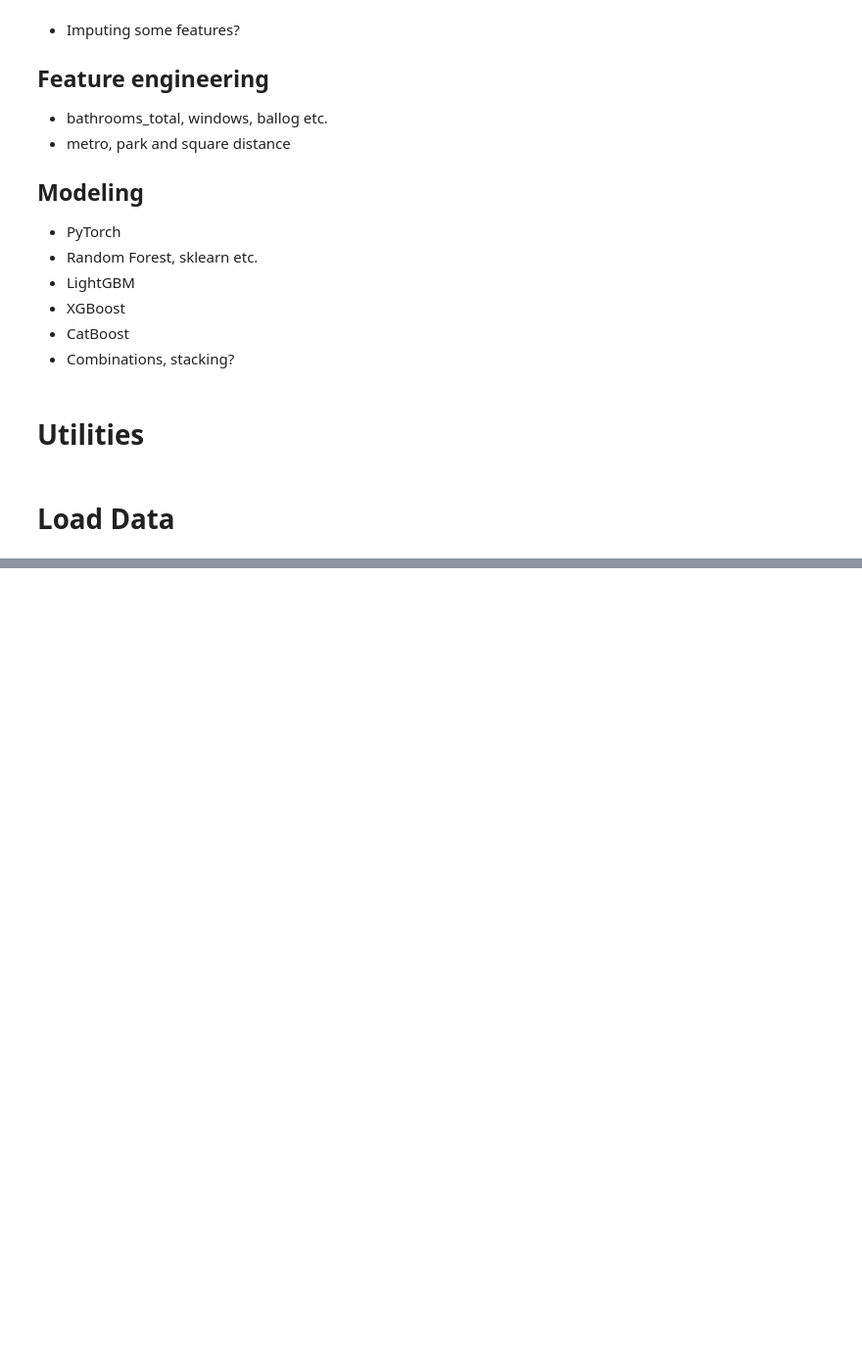
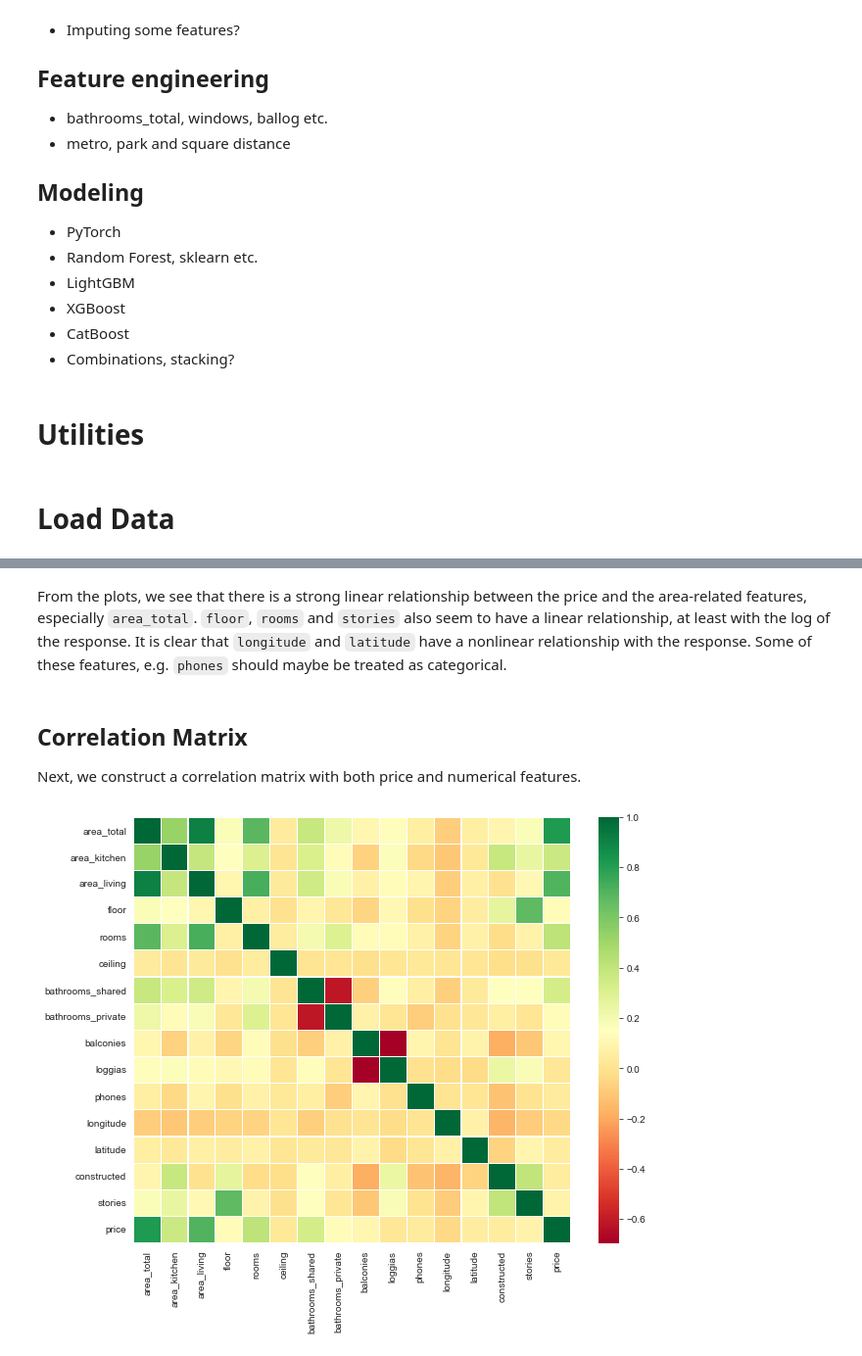
Before and after one commit to jimoskar/ml, a Jupyter notebook: project/long_notebook.ipynb, the cells around one changed output, grey strips where cells are left out. Shown at 98% size. Drawn from its saved outputs; the diff is of its cells as text; code cells hidden in the pictures; blank space fills up the shorter version.

```diff
--- a/project/long_notebook.ipynb
+++ b/project/long_notebook.ipynb
@@ -123,0 +101,12 @@ print(root_mean_squared_log_error(preds_valid, y_valid))
+# %% [markdown]
+From the plots, we see that there is a strong linear relationship between the price and the area-related features, especially `area_total`. `floor`, `rooms` and `stories` also seem to have a linear relationship, at least with the log of the response. It is clear that `longitude` and `latitude` have a nonlinear relationship with the response. Some of these features, e.g. `phones` should maybe be treated as categorical.
+# %% [markdown]
+## Correlation Matrix
+Next, we construct a correlation matrix with both price and numerical features.
+# %%
+sns.heatmap(data[NUMERIC_FEAT + ['price']].corr(),annot=False,cmap='RdYlGn',linewidths=0.2) #data.corr()-->correlation matrix
+fig=plt.gcf()
+fig.set_size_inches(10,8)
+plt.show()
+# %% [output]
+[figure, added]
```
Also changed, not shown: parts of 23 cells of this notebook.
